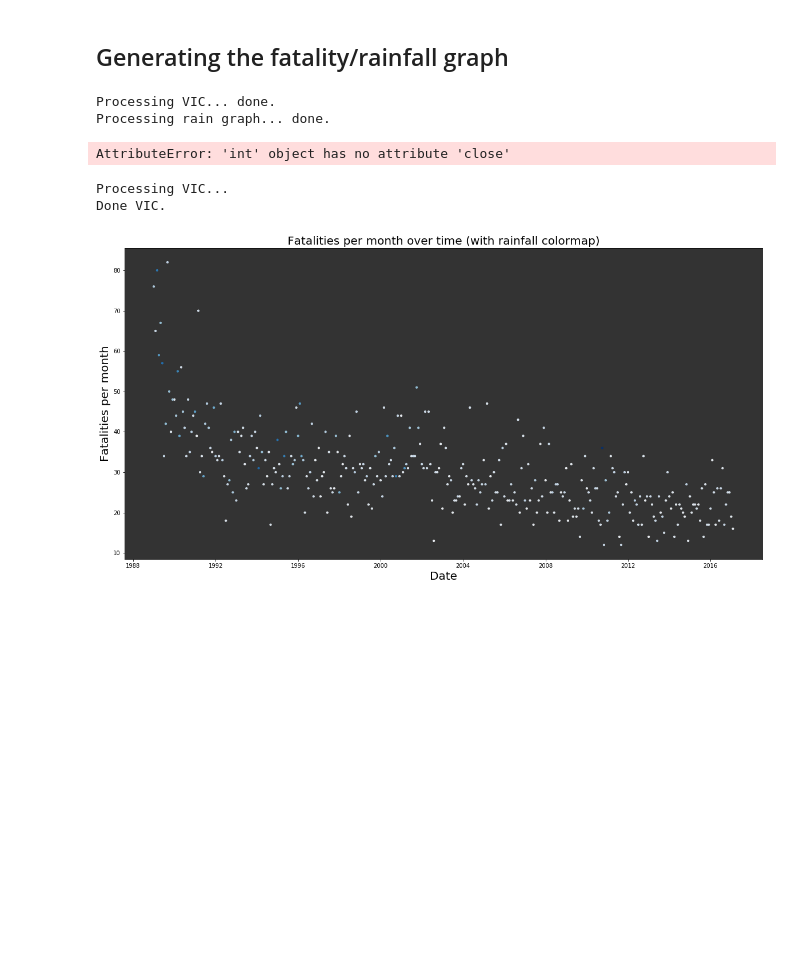
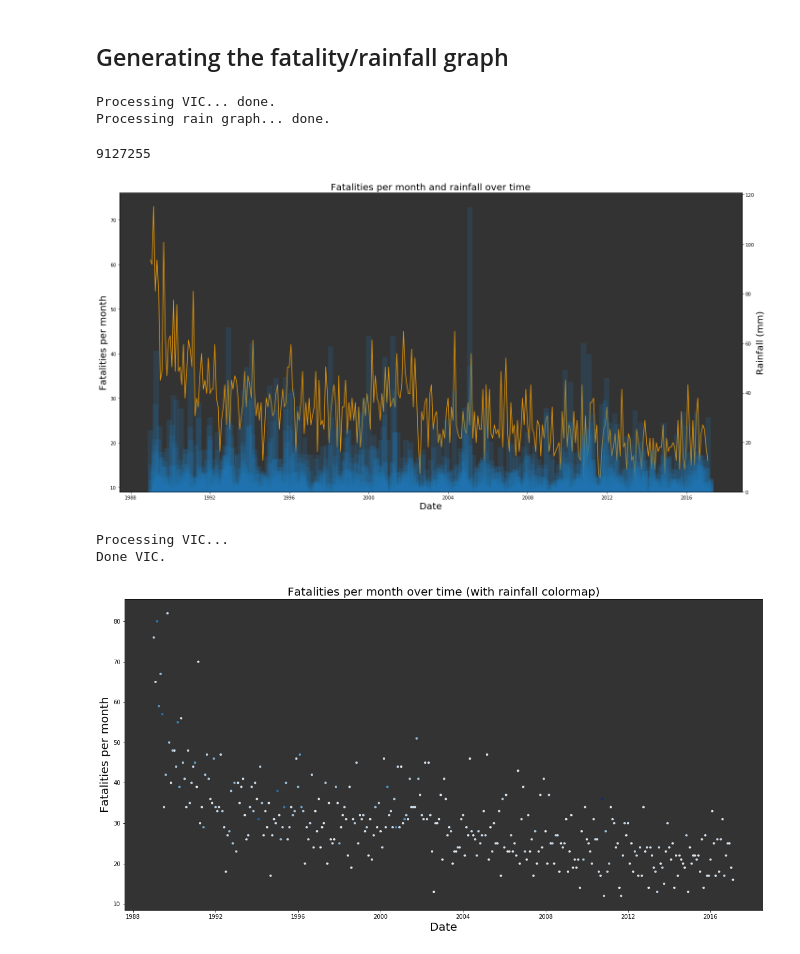
Before and after one commit to lyneca/info1903, a Jupyter notebook: INFO1903.ipynb, the cells around one changed output. Cells and saved outputs as stored; diff of their text form; code cells hidden in the pictures; blank space fills up the shorter version.

Commit message:
hopefully added in a graph

```diff
--- a/INFO1903.ipynb
+++ b/INFO1903.ipynb
@@ -95,35 +95,36 @@ def get_data(q):
             for x in data
             if (x[0] < 115 and x[1] < 10)       # Magic numbers to remove outliers
         ],
         key=lambda x: x[2]                      # Sorted by date
     )
     dates = sorted(list({x[2] for x in data}))
     crashes = []
     rainfall = []
     for month in dates:
         crashes.append(len([x[1] for x in data if x[2] == month]))  # Number of crashes (NOT sum of fatalities)
         rainfall.append(sum([x[0] for x in data if x[2] == month]))  # Monthly rainfall
     return dates, crashes, rainfall
 
 plt.xlabel("Date", fontsize=20)
 
 for q in queries:
     print(f"Processing {q}... ", end='')
     dates, crashes, rainfall = get_data(q)
     ax.plot(dates, crashes, label=q, alpha=0.9, c='orange')
     print(f"done.")
 print("Processing rain graph... ", end='')
 ax2 = ax.twinx()
 ax2.set_ylabel("Rainfall (mm)", fontsize=20)
 ax2.bar(r_dates, r_rainfall, width=100, alpha=0.2, label='rainfall')
 print("done.")
 fig.tight_layout()
-open('out.html', 'w').write(mpld3.fig_to_html(fig)).close()
+open('out.html', 'w').write(mpld3.fig_to_html(fig))
 # plt.ylabel("Fatalities per month", fontsize=20)
 # %% [output]
 Processing VIC... done.
 Processing rain graph... done.
-AttributeError: 'int' object has no attribute 'close'
+9127255
+[figure, added]
 # %%
 fig, ax = plt.subplots(figsize=(20, 10))
 
```
Also changed, not shown: 4 other files.
